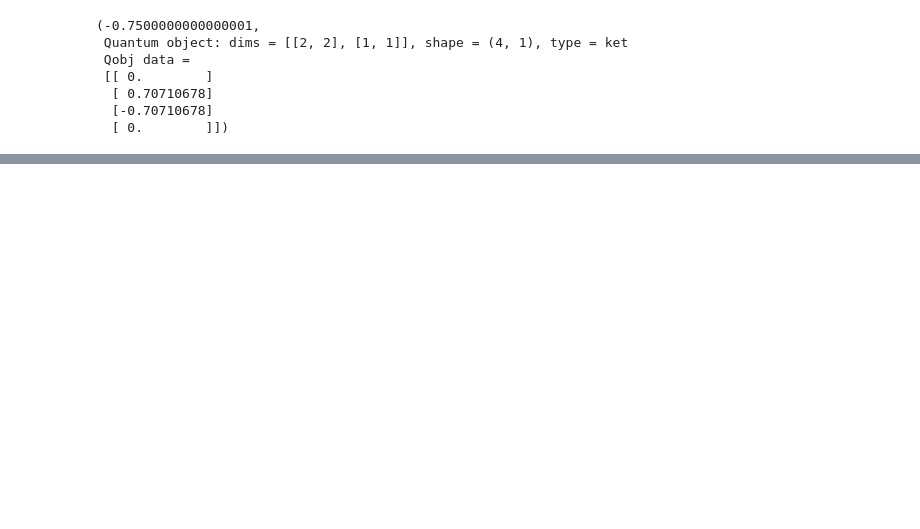
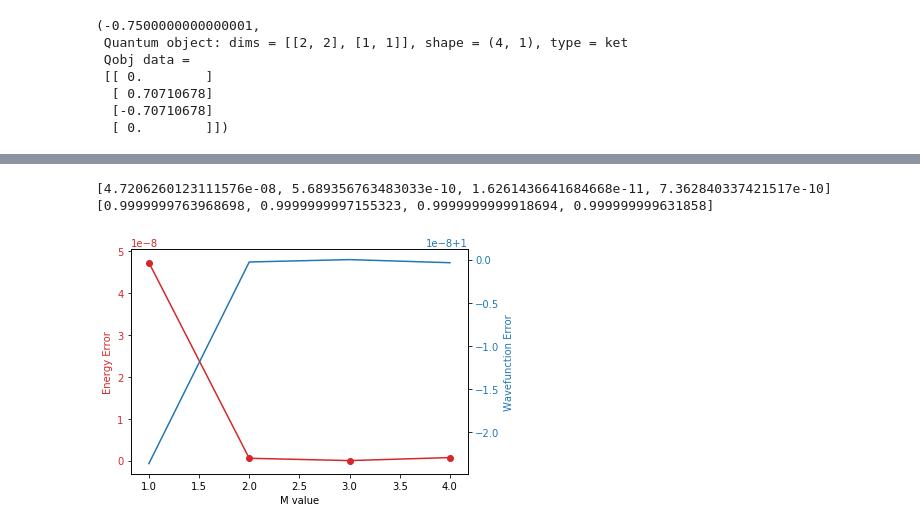
Before and after one commit to aorfi/Phys459, a Jupyter notebook: RBMGroundStateExperiments.ipynb, the cells around one changed output, grey strips where cells are left out. Drawn from its saved outputs; the diff is of its cells as text; code cells hidden in the pictures; blank space fills up the shorter version.

```diff
--- a/RBMGroundStateExperiments.ipynb
+++ b/RBMGroundStateExperiments.ipynb
@@ -249,10 +204,10 @@ ValueError: cannot reshape array of size 9 into shape (3,2)
 # %%
 #Vary M Values
-M_values = np.arange(5)
-eng_values = []
-print(M_values[0])
+N=2
+M_values = np.arange(1,5)
+results = []
 
 for i in range(M_values.size):
-    eng = gradDescent(par, Sbasis, N, 3,sz, H)
-    eng_values.append(eng)
+    r = gradDescent(N, M_values[i])
+    results.append(r)
 # %% [output]
@@ -260,0 +234,33 @@ ValueError: cannot reshape array of size 9 into shape (3,2)
+# %%
+gs = groundState( hamiltonian(2, B, A0))[1]
+eng_err = []
+waveFunction_err = []
+for i in range(M_values.size):
+    eng_err.append(err(results[i][1],gs,results[i][2],-0.75)[0])
+    waveFunction_err.append(err(results[i][1],gs,results[i][2],-0.75)[1])
+print(eng_err)
+print(waveFunction_err)
+# %% [output]
+[4.7206260123111576e-08, 5.689356763483033e-10, 1.6261436641684668e-11, 7.362840337421517e-10]
+[0.9999999763968698, 0.9999999997155323, 0.9999999999918694, 0.999999999631858]
+# %%
+fig, ax1 = plt.subplots()
+
+color = 'tab:red'
+ax1.set_xlabel('M value')
+ax1.set_ylabel('Energy Error', color=color)
+ax1.plot(M_values, eng_err, color=color)
+ax1.scatter(M_values, eng_err, color=color)
+ax1.tick_params(axis='y', labelcolor=color)
+
+ax2 = ax1.twinx()
+
+color = 'tab:blue'
+ax2.set_ylabel('Wavefunction Error', color=color)
+ax2.plot(M_values, waveFunction_err, color=color)
+ax2.tick_params(axis='y', labelcolor=color)
+
+fig.tight_layout()
+plt.show()
+# %% [output]
+[figure, added]
```
Also changed, not shown: parts of 11 cells of this notebook.
